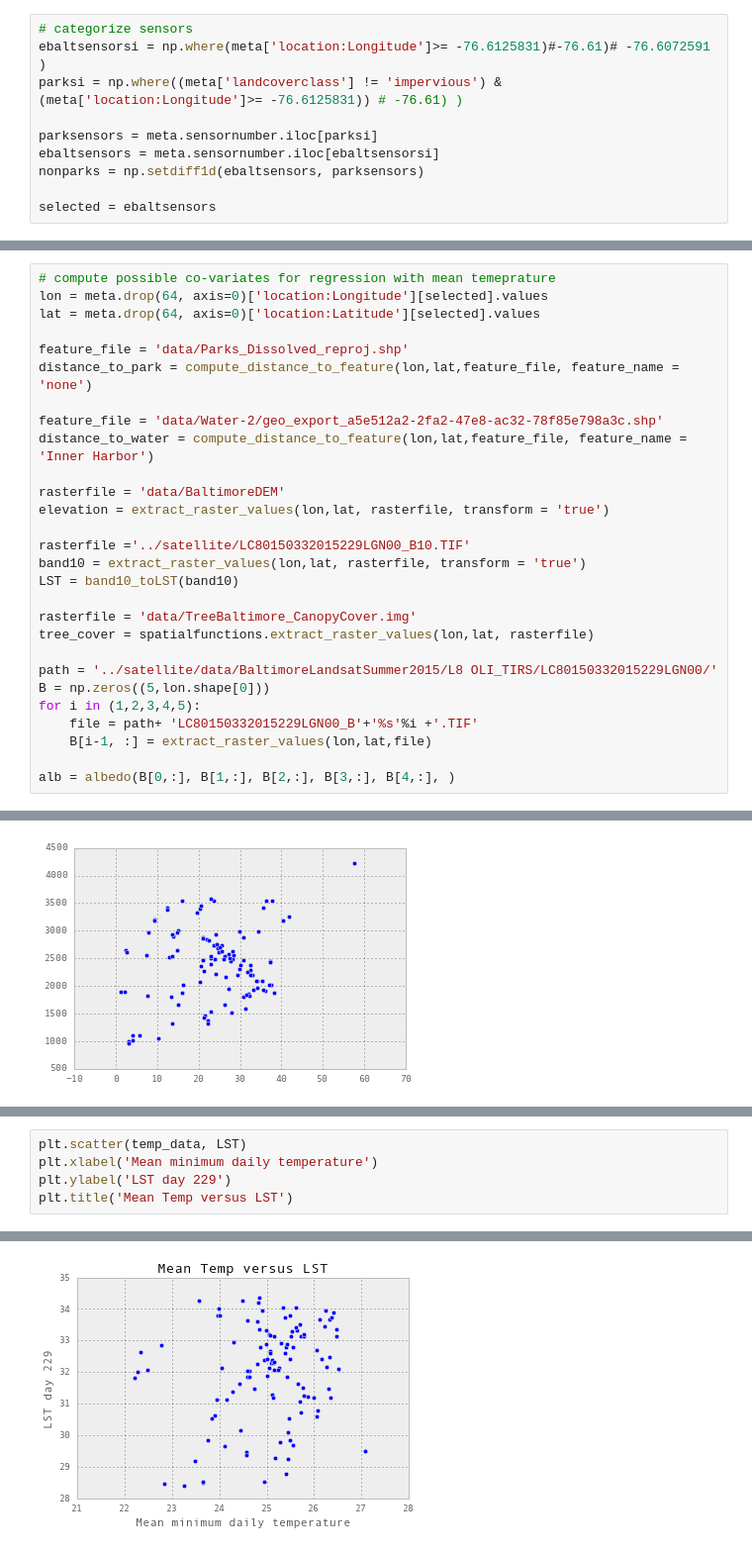
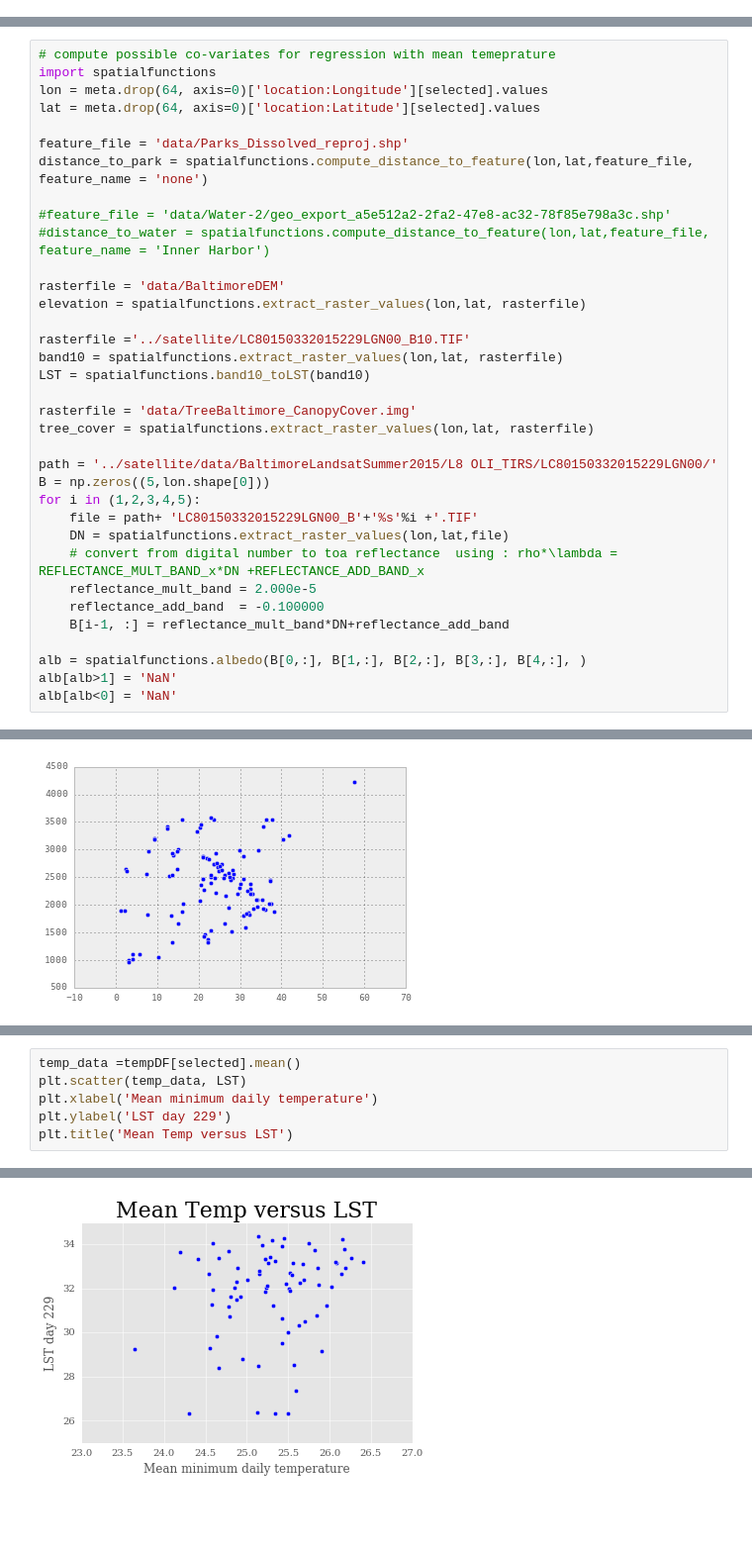
Before and after one commit to gottscott/cityheat, a Jupyter notebook: Bmore/maps.ipynb, the cells around one changed output, grey strips where cells are left out. Shown at 99% size. Cells and saved outputs as stored; diff of their text form; blank space fills up the shorter version.

Commit message:
finalized spatial analysis

```diff
--- a/Bmore/maps.ipynb
+++ b/Bmore/maps.ipynb
@@ -159,13 +63,3 @@ mapmean(tempDF.resample('D', how = 'min')[selected],
 # %% [output]
 [figure]
 [figure]
-# %%
-# categorize sensors
-ebaltsensorsi = np.where(meta['location:Longitude']>= -76.6125831)#-76.61)# -76.6072591 )
-parksi = np.where((meta['landcoverclass'] != 'impervious') & (meta['location:Longitude']>= -76.6125831)) # -76.61) )
-
-parksensors = meta.sensornumber.iloc[parksi]
-ebaltsensors = meta.sensornumber.iloc[ebaltsensorsi]
-nonparks = np.setdiff1d(ebaltsensors, parksensors)
-
-selected = ebaltsensors
@@ -339,20 +66,21 @@ not equal
 # %%
 # compute possible co-variates for regression with mean temeprature
+import spatialfunctions
 lon = meta.drop(64, axis=0)['location:Longitude'][selected].values
 lat = meta.drop(64, axis=0)['location:Latitude'][selected].values
 
 feature_file = 'data/Parks_Dissolved_reproj.shp'
-distance_to_park = compute_distance_to_feature(lon,lat,feature_file, feature_name = 'none')
+distance_to_park = spatialfunctions.compute_distance_to_feature(lon,lat,feature_file, feature_name = 'none')
 
-feature_file = 'data/Water-2/geo_export_a5e512a2-2fa2-47e8-ac32-78f85e798a3c.shp'
-distance_to_water = compute_distance_to_feature(lon,lat,feature_file, feature_name = 'Inner Harbor')
+#feature_file = 'data/Water-2/geo_export_a5e512a2-2fa2-47e8-ac32-78f85e798a3c.shp'
+#distance_to_water = spatialfunctions.compute_distance_to_feature(lon,lat,feature_file, feature_name = 'Inner Harbor')
 
 rasterfile = 'data/BaltimoreDEM'
-elevation = extract_raster_values(lon,lat, rasterfile, transform = 'true')
+elevation = spatialfunctions.extract_raster_values(lon,lat, rasterfile)
 
 rasterfile ='../satellite/LC80150332015229LGN00_B10.TIF'
-band10 = extract_raster_values(lon,lat, rasterfile, transform = 'true')
-LST = band10_toLST(band10)
+band10 = spatialfunctions.extract_raster_values(lon,lat, rasterfile)
+LST = spatialfunctions.band10_toLST(band10)
 
 rasterfile = 'data/TreeBaltimore_CanopyCover.img'
 tree_cover = spatialfunctions.extract_raster_values(lon,lat, rasterfile)
@@ -361,6 +89,12 @@ path = '../satellite/data/BaltimoreLandsatSummer2015/L8 OLI_TIRS/LC8015033201522
 B = np.zeros((5,lon.shape[0]))
 for i in (1,2,3,4,5):
     file = path+ 'LC80150332015229LGN00_B'+'%s'%i +'.TIF'
-    B[i-1, :] = extract_raster_values(lon,lat,file)
+    DN = spatialfunctions.extract_raster_values(lon,lat,file)
+    # convert from digital number to toa reflectance  using : rho*\lambda = REFLECTANCE_MULT_BAND_x*DN +REFLECTANCE_ADD_BAND_x
+    reflectance_mult_band = 2.000e-5
+    reflectance_add_band  = -0.100000
+    B[i-1, :] = reflectance_mult_band*DN+reflectance_add_band
 
-alb = albedo(B[0,:], B[1,:], B[2,:], B[3,:], B[4,:], )
+alb = spatialfunctions.albedo(B[0,:], B[1,:], B[2,:], B[3,:], B[4,:], )
+alb[alb>1] = 'NaN'
+alb[alb<0] = 'NaN'
@@ -410,10 +144,11 @@ strong multicollinearity or other numerical problems.
 use .resample(...).mean() instead of .resample(...)
   app.launch_new_instance()
 # %%
+temp_data =tempDF[selected].mean()
 plt.scatter(temp_data, LST)
 plt.xlabel('Mean minimum daily temperature')
 plt.ylabel('LST day 229')
 plt.title('Mean Temp versus LST')
 # %% [output]
 <matplotlib.text.Text at 0x...>
-[figure, old version]
+[figure, new version]
```
Also changed, not shown: parts of 35 cells of this notebook.
